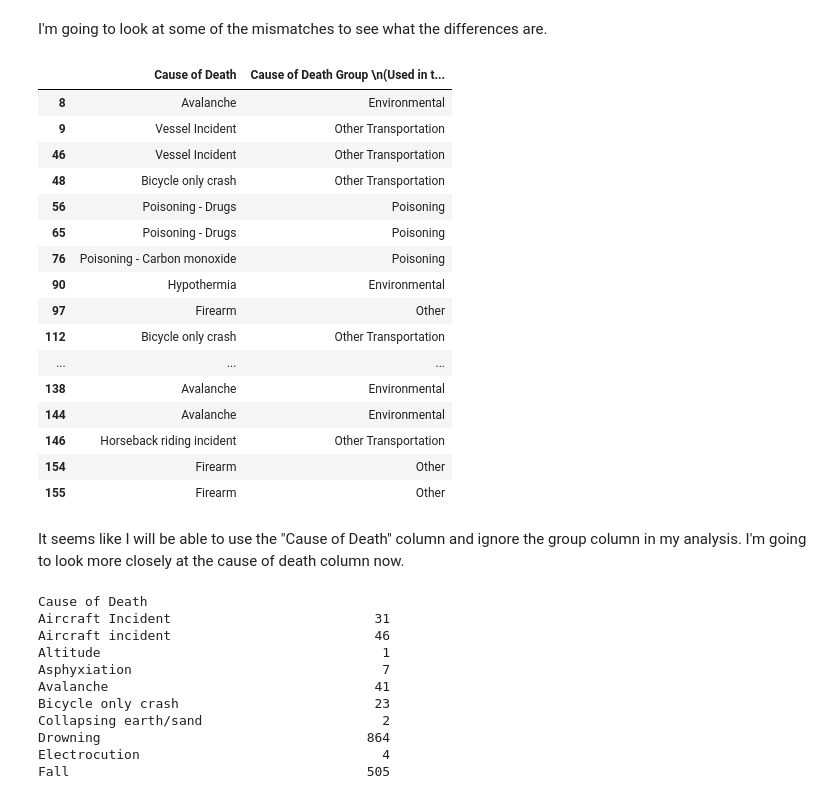
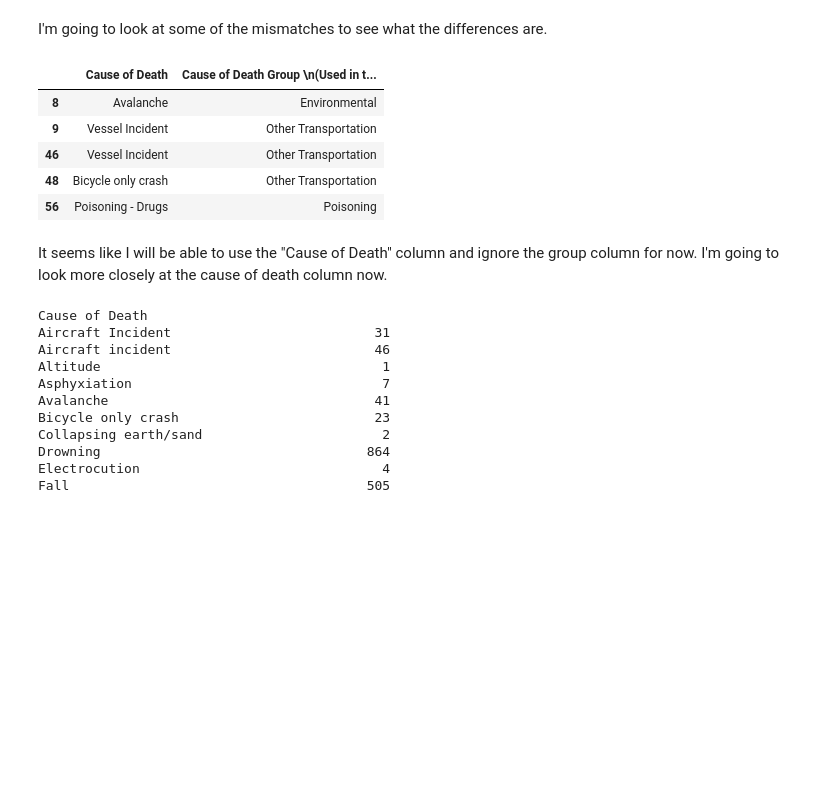
Before and after one commit to jeccalong/NPS_mini_project, a Jupyter notebook: Notebooks/NPS_mini_project.ipynb, the cells around one changed output. Drawn from its saved outputs; the diff is of its cells as text; code cells hidden in the pictures; blank space fills up the shorter version.

```diff
--- a/Notebooks/NPS_mini_project.ipynb
+++ b/Notebooks/NPS_mini_project.ipynb
@@ -80,27 +82,16 @@ Total rows: 4635
 # %% [markdown]
 I'm going to look at some of the mismatches to see what the differences are.
 # %%
-df.loc[mask_mismatch, ["Cause of Death", "Cause of Death Group \n(Used in the NPS Mortality Dashboard) "]].head(20)
+df.loc[mask_mismatch, ["Cause of Death", "Cause of Death Group \n(Used in the NPS Mortality Dashboard) "]].head()
 # %% [output]
 |  | Cause of Death | Cause of Death Group \n(Used in t... |
 | 8 | Avalanche | Environmental |
 | 9 | Vessel Incident | Other Transportation |
 | 46 | Vessel Incident | Other Transportation |
 | 48 | Bicycle only crash | Other Transportation |
 | 56 | Poisoning - Drugs | Poisoning |
-| 65 | Poisoning - Drugs | Poisoning |
-| 76 | Poisoning - Carbon monoxide | Poisoning |
-| 90 | Hypothermia | Environmental |
-| 97 | Firearm | Other |
-| 112 | Bicycle only crash | Other Transportation |
-| ... | ... | ... |
-| 138 | Avalanche | Environmental |
-| 144 | Avalanche | Environmental |
-| 146 | Horseback riding incident | Other Transportation |
-| 154 | Firearm | Other |
-| 155 | Firearm | Other |
 # %% [markdown]
-It seems like I will be able to use the "Cause of Death" column and ignore the group column in my analysis. I'm going to look more closely at the cause of death column now.
+It seems like I will be able to use the "Cause of Death" column and ignore the group column for now. I'm going to look more closely at the cause of death column now.
 # %%
 df.groupby("Cause of Death").size()
 # %% [output]
```
Also changed, not shown: parts of 11 cells of this notebook.
